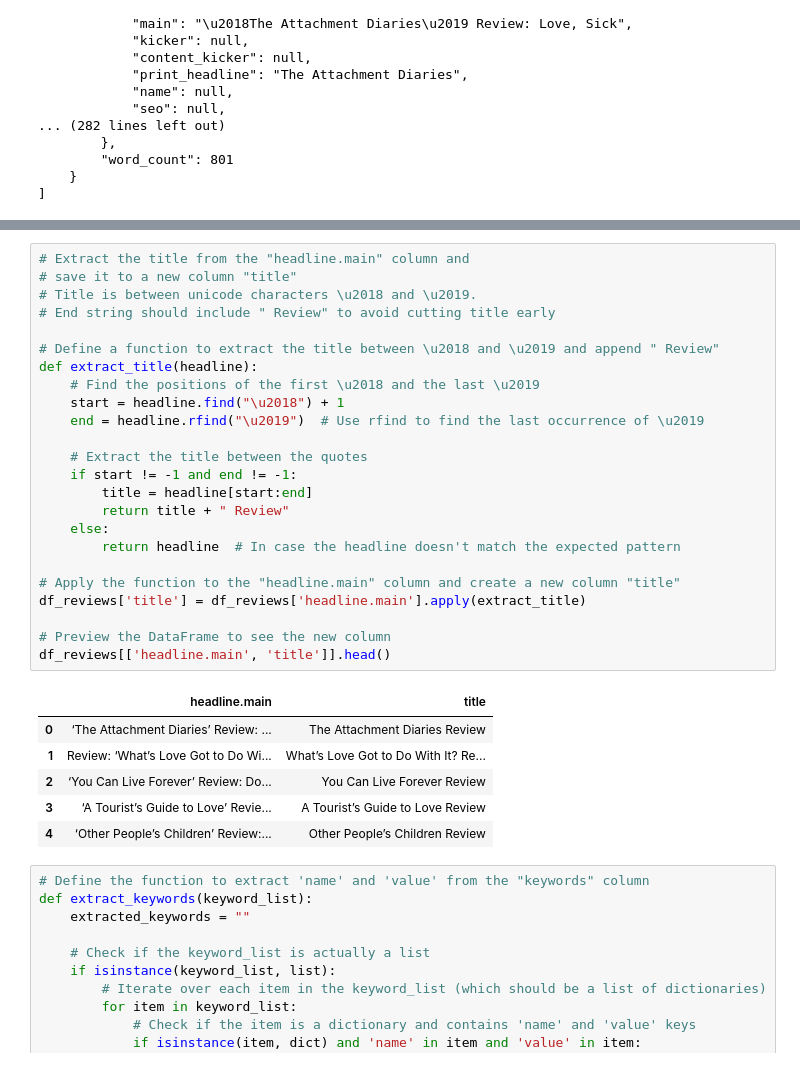
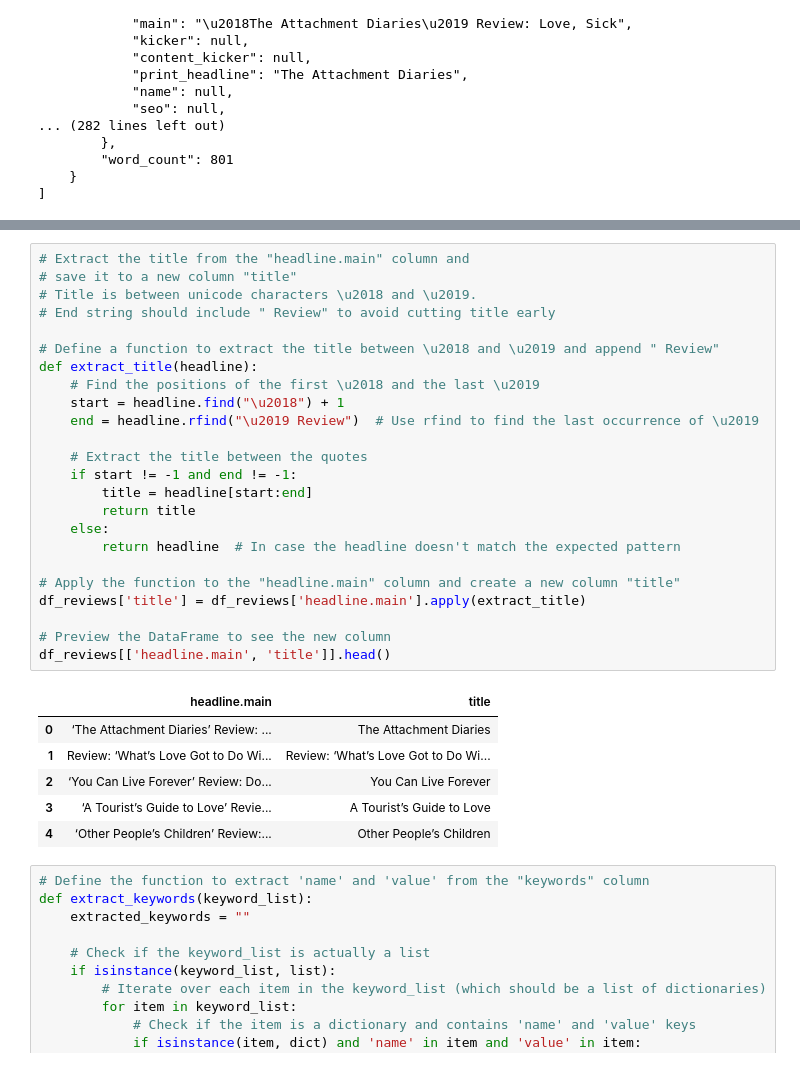
Before and after one commit to temerariimedia/data-sourcing-challenge, a Jupyter notebook: retrieve_movie_data.ipynb, the cells around one changed output, grey strips where cells are left out. Saved outputs shown, nothing was run; the diff lists cells and outputs as text.

```diff
--- a/retrieve_movie_data.ipynb
+++ b/retrieve_movie_data.ipynb
@@ -195,34 +195,34 @@ df_reviews.head()
 # %%
 # Extract the title from the "headline.main" column and
 # save it to a new column "title"
 # Title is between unicode characters \u2018 and \u2019.
 # End string should include " Review" to avoid cutting title early
 
 # Define a function to extract the title between \u2018 and \u2019 and append " Review"
 def extract_title(headline):
     # Find the positions of the first \u2018 and the last \u2019
     start = headline.find("\u2018") + 1
-    end = headline.rfind("\u2019")  # Use rfind to find the last occurrence of \u2019
+    end = headline.rfind("\u2019 Review")  # Use rfind to find the last occurrence of \u2019
 
     # Extract the title between the quotes
     if start != -1 and end != -1:
         title = headline[start:end]
-        return title + " Review"
+        return title
     else:
         return headline  # In case the headline doesn't match the expected pattern
 
 # Apply the function to the "headline.main" column and create a new column "title"
 df_reviews['title'] = df_reviews['headline.main'].apply(extract_title)
 
 # Preview the DataFrame to see the new column
 df_reviews[['headline.main', 'title']].head()
 # %% [output]
 |  | headline.main | title |
-| 0 | ‘The Attachment Diaries’ Review: ... | The Attachment Diaries Review |
-| 1 | Review: ‘What’s Love Got to Do Wi... | What’s Love Got to Do With It? Re... |
-| 2 | ‘You Can Live Forever’ Review: Do... | You Can Live Forever Review |
-| 3 | ‘A Tourist’s Guide to Love’ Revie... | A Tourist’s Guide to Love Review |
-| 4 | ‘Other People’s Children’ Review:... | Other People’s Children Review |
+| 0 | ‘The Attachment Diaries’ Review: ... | The Attachment Diaries |
+| 1 | Review: ‘What’s Love Got to Do Wi... | Review: ‘What’s Love Got to Do Wi... |
+| 2 | ‘You Can Live Forever’ Review: Do... | You Can Live Forever |
+| 3 | ‘A Tourist’s Guide to Love’ Revie... | A Tourist’s Guide to Love |
+| 4 | ‘Other People’s Children’ Review:... | Other People’s Children |
 # %%
 # Define the function to extract 'name' and 'value' from the "keywords" column
 def extract_keywords(keyword_list):
```
Also changed, not shown: parts of 7 cells of this notebook, 3 other files.
